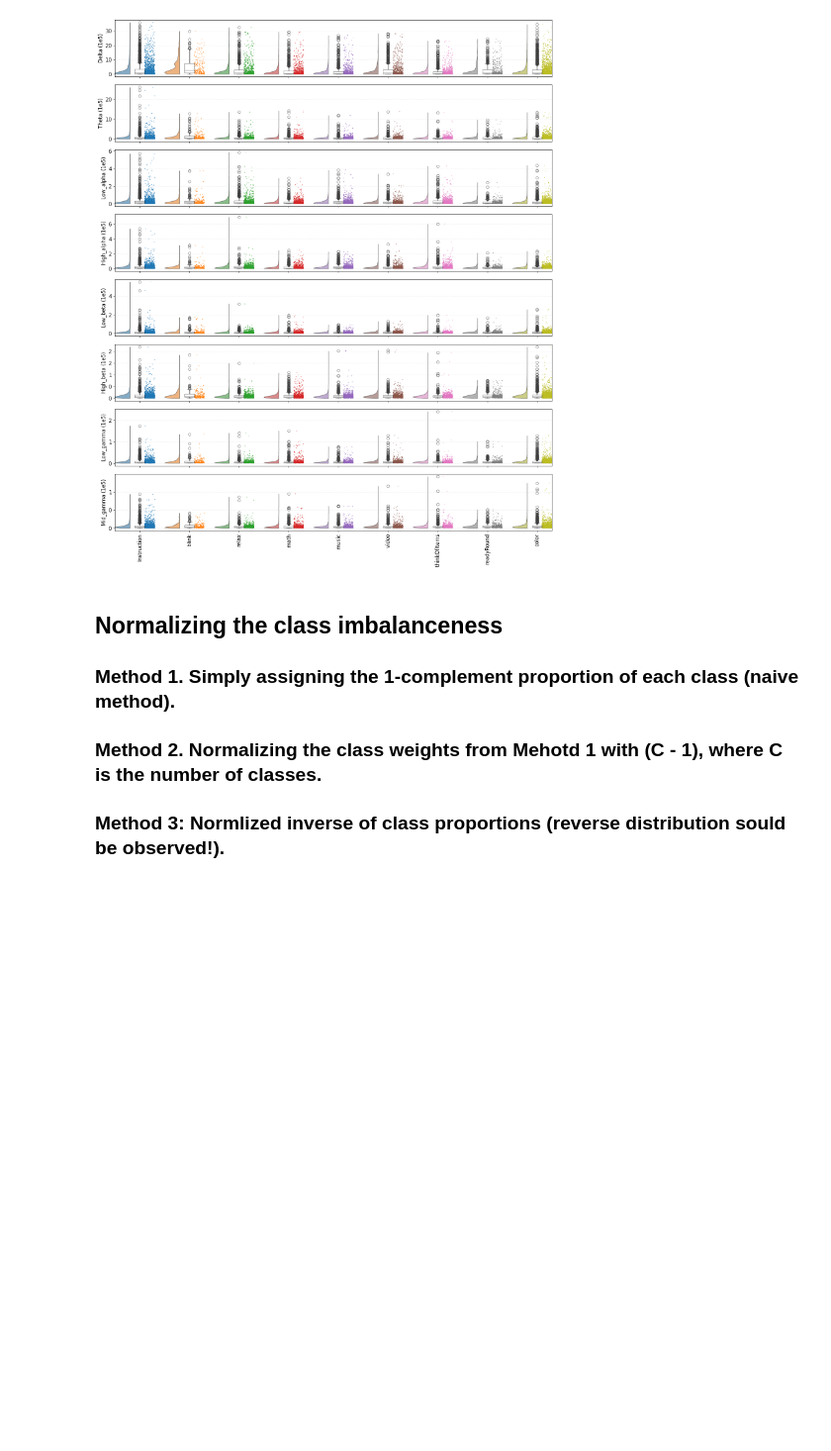
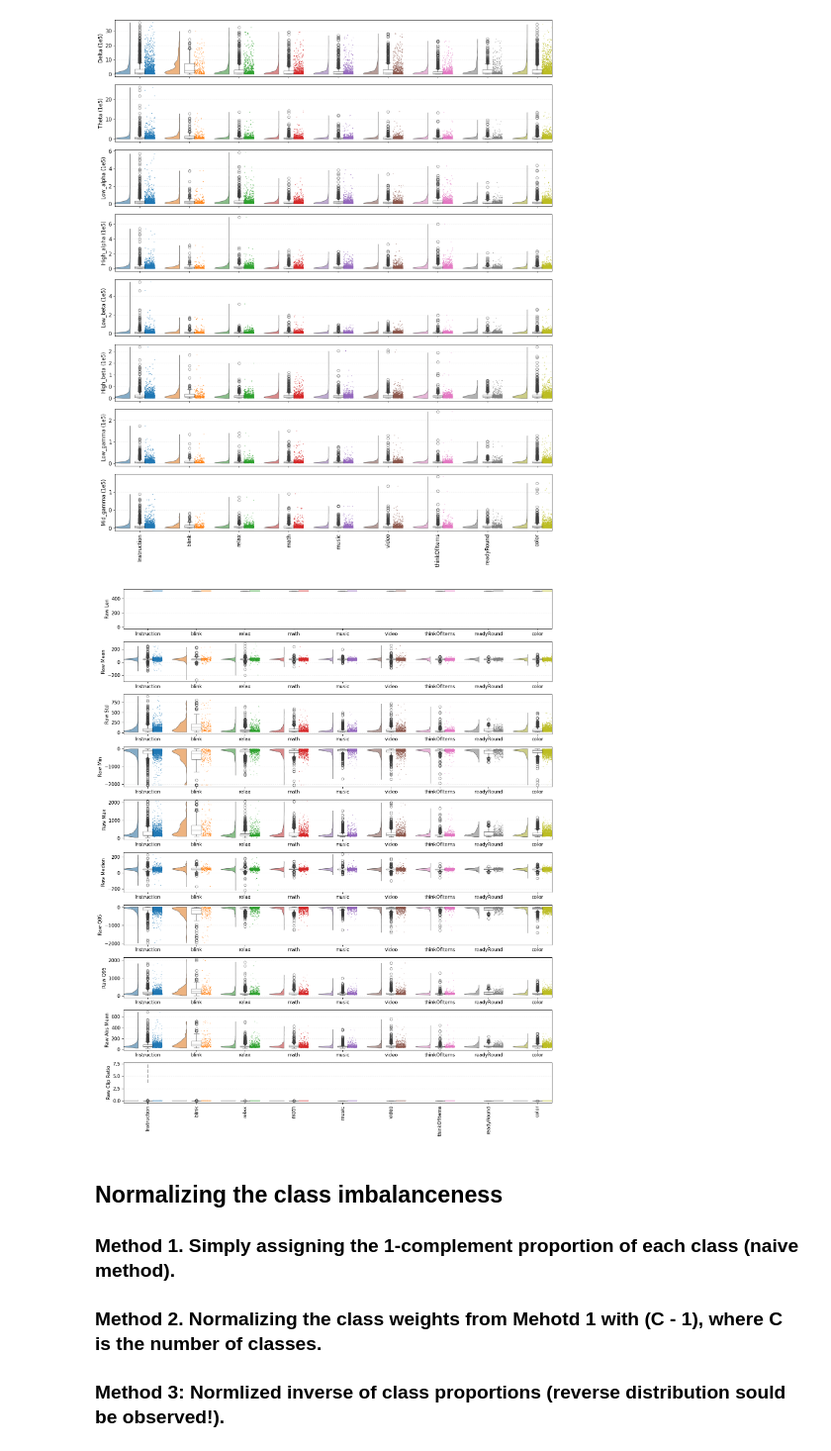
Before and after one commit to parhamkebria/EEG, a Jupyter notebook: EEG_Power_MLP.ipynb, the cells around one changed output. Shown at 99% size. Cells and saved outputs as stored; diff of their text form; code cells hidden in the pictures; blank space fills up the shorter version.

Commit message:
plot raw stats vs labels

```diff
--- a/EEG_Power_MLP.ipynb
+++ b/EEG_Power_MLP.ipynb
@@ -510,6 +512,79 @@ def plot_power_distribution(data=eeg_data, large=True):
 plot_power_distribution()
 # %% [output]
 [figure]
+# %%
+def plot_raw_stats_distribution(data=eeg_data, columns=None, ncols=1, figsize_per_panel=(7, 3.5)):
+    if columns is None:
+        inferred_cols = [f"raw_{stat}" for stat in raw_features.keys()]
+        columns = [col for col in inferred_cols if col in data.columns]
+
+    if not columns:
+        raise ValueError("No raw-stat feature columns were found to plot.")
+
+    classes = data['label'].dropna().unique().tolist()
+    n_panels = len(columns)
+    nrows = math.ceil(n_panels / ncols)
+    fig, axs = plt.subplots(
+        nrows,
+        ncols,
+        # figsize=(figsize_per_panel[0] * ncols, figsize_per_panel[1] * nrows),
+        figsize=(15,18),
+        squeeze=False
+    )
+    axs = axs.flatten()
+
+    plt.rcParams.update({'font.size': 11})
+
+    for i, feature in enumerate(columns):
+        ax = axs[i]
+        rows = []
+
+        for cls in classes:
+            class_values = data.loc[data['label'] == cls, feature].dropna().astype(float)
+            rows.extend({'label': cls, 'value': value} for value in class_values)
+
+        if not rows:
+            ax.set_title(f"{feature} (no data)")
+            ax.axis('off')
+            continue
+
+        feature_df = pd.DataFrame(rows)
+
+        pt.RainCloud(
+            data=feature_df,
+            x='label',
+            y='value',
+            orient='v',
+            hue='label',
+            width_viol=0.6,
+            width_box=0.2,
+            move=0.2,
+            alpha=0.6,
+            point_size=1.2,
+            ax=ax
+        )
+
+        pretty_name = feature.removeprefix('raw_').replace('_', ' ').title()
+        # ax.set_title(pretty_name)
+        ax.set_xlabel('')
+        ax.set_ylabel(pretty_name)
+        ax.grid(axis='y', alpha=0.2, linestyle='--')
+        if ax.get_legend() is not None:
+            ax.get_legend().remove()
+
+    for ax in axs[n_panels:]:
+        ax.axis('off')
+
+    last_row_start = max(0, (nrows - 1) * ncols)
+    for ax in axs[last_row_start:last_row_start + ncols]:
+        if ax.has_data():
+            ax.tick_params(axis='x', rotation=90)
+
+    plt.tight_layout()
+    plt.show()
+plot_raw_stats_distribution()
+# %% [output]
+[figure, added]
 # %% [markdown]
 ## Normalizing the class imbalanceness
 
```
Also changed, not shown: parts of 1 cell of this notebook.
